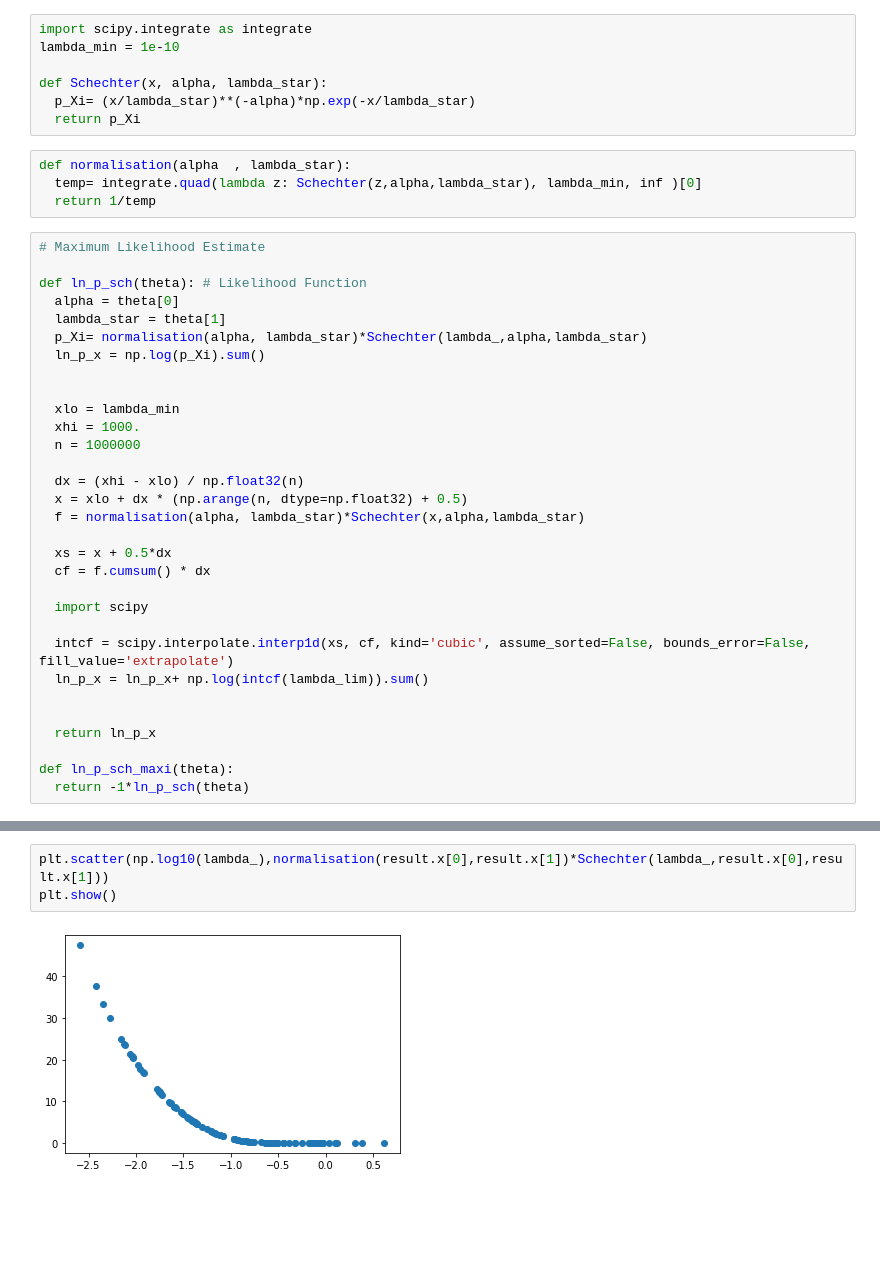
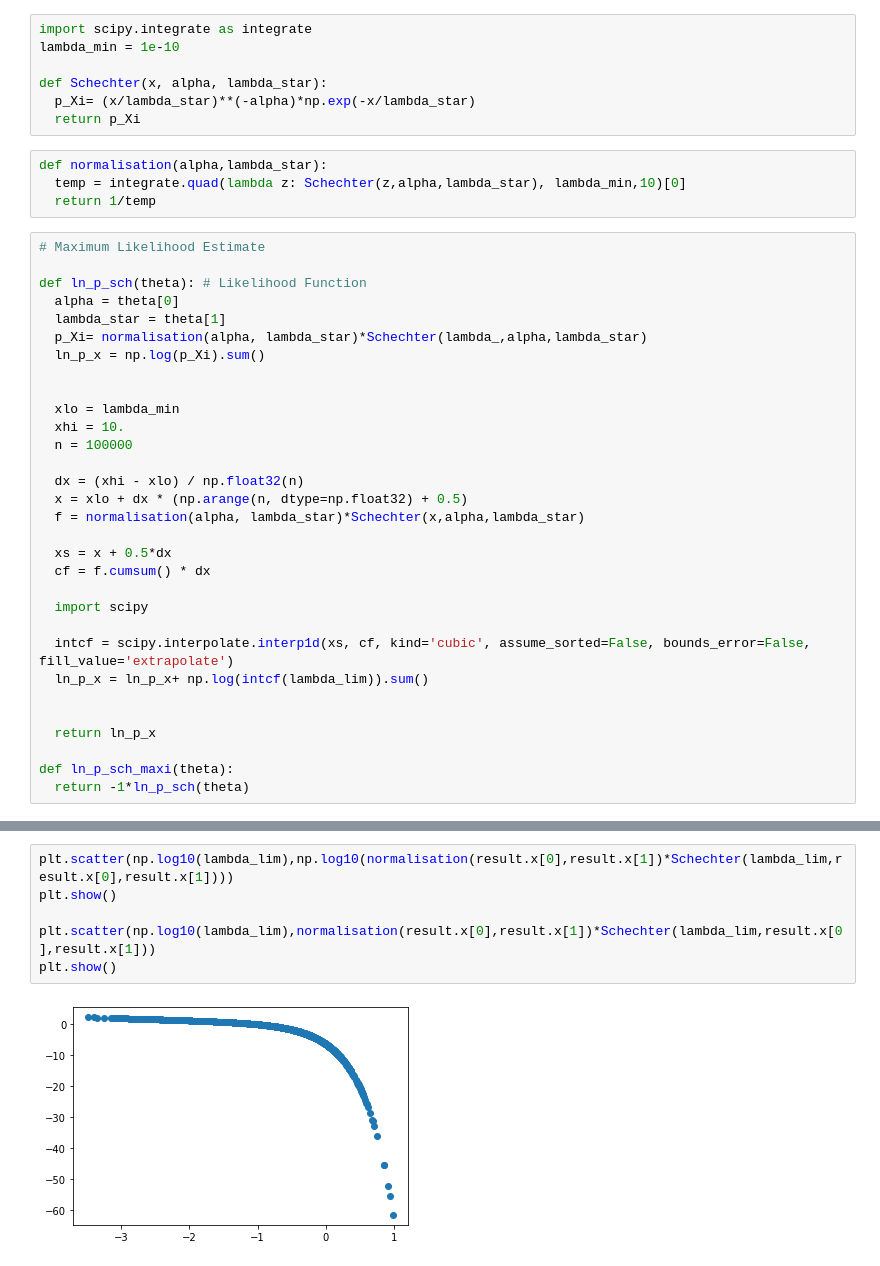
Before and after one commit to arjuns2197/Active-Galactic-Nuclei, a Jupyter notebook: agn.ipynb, the cells around one changed output, grey strips where cells are left out. Saved outputs shown, nothing was run; the diff lists cells and outputs as text; blank space fills up the shorter version.

```diff
--- a/agn.ipynb
+++ b/agn.ipynb
@@ -409,8 +409,8 @@ def Schechter(x, alpha, lambda_star):
   p_Xi= (x/lambda_star)**(-alpha)*np.exp(-x/lambda_star)
   return p_Xi
 # %%
-def normalisation(alpha  , lambda_star):
-  temp= integrate.quad(lambda z: Schechter(z,alpha,lambda_star), lambda_min, inf )[0]
+def normalisation(alpha,lambda_star):
+  temp = integrate.quad(lambda z: Schechter(z,alpha,lambda_star), lambda_min,10)[0]
   return 1/temp
 # %%
 # Maximum Likelihood Estimate
@@ -423,8 +423,8 @@ def ln_p_sch(theta): # Likelihood Function
 
 
   xlo = lambda_min
-  xhi = 1000.
-  n = 1000000
+  xhi = 10.
+  n = 100000
 
   dx = (xhi - xlo) / np.float32(n)
   x = xlo + dx * (np.arange(n, dtype=np.float32) + 0.5)
@@ -478,5 +476,8 @@ print(result.x)
 # %%
-plt.scatter(np.log10(lambda_),normalisation(result.x[0],result.x[1])*Schechter(lambda_,result.x[0],result.x[1]))
+plt.scatter(np.log10(lambda_lim),np.log10(normalisation(result.x[0],result.x[1])*Schechter(lambda_lim,result.x[0],result.x[1])))
 plt.show()
+
+plt.scatter(np.log10(lambda_lim),normalisation(result.x[0],result.x[1])*Schechter(lambda_lim,result.x[0],result.x[1]))
+plt.show()
 # %% [output]
-[figure, old version]
+[figure, new version]
```
Also changed, not shown: parts of 6 cells of this notebook.
